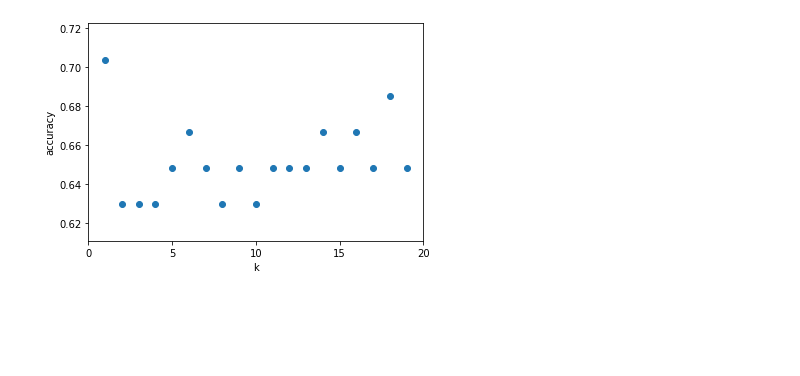
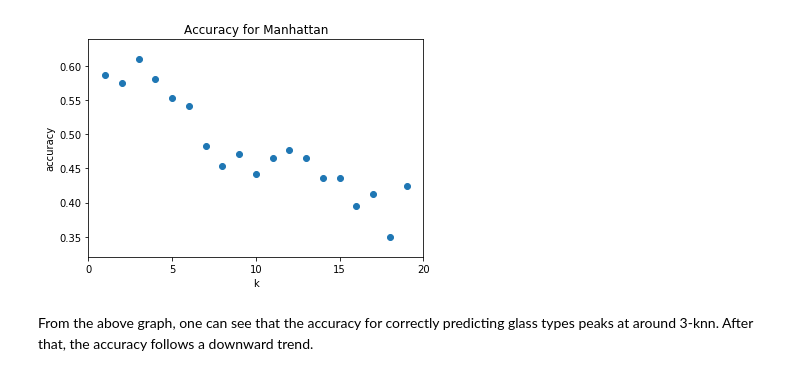
Before and after one commit to jrf115/Applied_ML-Project_1, a Jupyter notebook: glassKNN.ipynb, the cells around one changed output. Saved outputs shown, nothing was run; the diff lists cells and outputs as text; code cells hidden in the pictures; blank space fills up the shorter version.

```diff
--- a/glassKNN.ipynb
+++ b/glassKNN.ipynb
@@ -55,0 +191,25 @@ knn.score(X_test, y_test)
+# %%
+knn = KNeighborsClassifier(n_neighbors = 3, metric="manhattan")
+
+# Train the classifier (fit the estimator) using the training data
+knn.fit(X_train, y_train)
+
+# Estimate the accuracy of the classifier on future data, using the test data
+knn.score(X_test, y_test)
+
+y_pred = knn.predict(X_test)
+
+# added in after the fact
+# confusion matrix
+cm = confusion_matrix(y_test, y_pred)
+print('Confusion Matrix for Manhattan')
+print(cm)
+
+# plotting the confusion matrix
+fig, ax = plt.subplots()
+cbar_ax = fig.add_axes([.92, .3, .02, .4])
+sns.heatmap(cm, ax=ax,annot=True,cmap="Greens", cbar_ax=cbar_ax)
+ax.set_title('Confusion Matrix for Manhattan Glass Classifier')
+ax.set_xlabel('Predicted labels');ax.set_ylabel('True labels');
+ax.xaxis.set_ticklabels(['BWFP','BWNFP','VWFP','C','T','H']);
+ax.yaxis.set_ticklabels(['BWFP','BWNFP','VWFP','C','T','H']);
@@ -56,19 +235,17 @@ knn.score(X_test, y_test)
 # %%
-# In[3]:
-
-
-# How sensitive is k-NN classification accuracy to the choice of the 'k' parameter?
-k_range = range(1, 20)
 scores = []
 for k in k_range:
-    knn = KNeighborsClassifier(n_neighbors = k)
+    knn = KNeighborsClassifier(n_neighbors = k, metric="manhattan")
     knn.fit(X_train, y_train)
     scores.append(knn.score(X_test, y_test))
 plt.figure()
 plt.xlabel('k')
 plt.ylabel('accuracy')
+plt.title('Accuracy for Manhattan')
 plt.scatter(k_range, scores)
 plt.xticks([0, 5, 10, 15, 20])
 plt.show()
 # %% [output]
-[figure, old version]
+[figure, new version]
+# %% [markdown]
+From the above graph, one can see that the accuracy for correctly predicting glass types peaks at around 3-knn. After that, the accuracy follows a downward trend.
```
Also changed, not shown: parts of 33 cells of this notebook.
